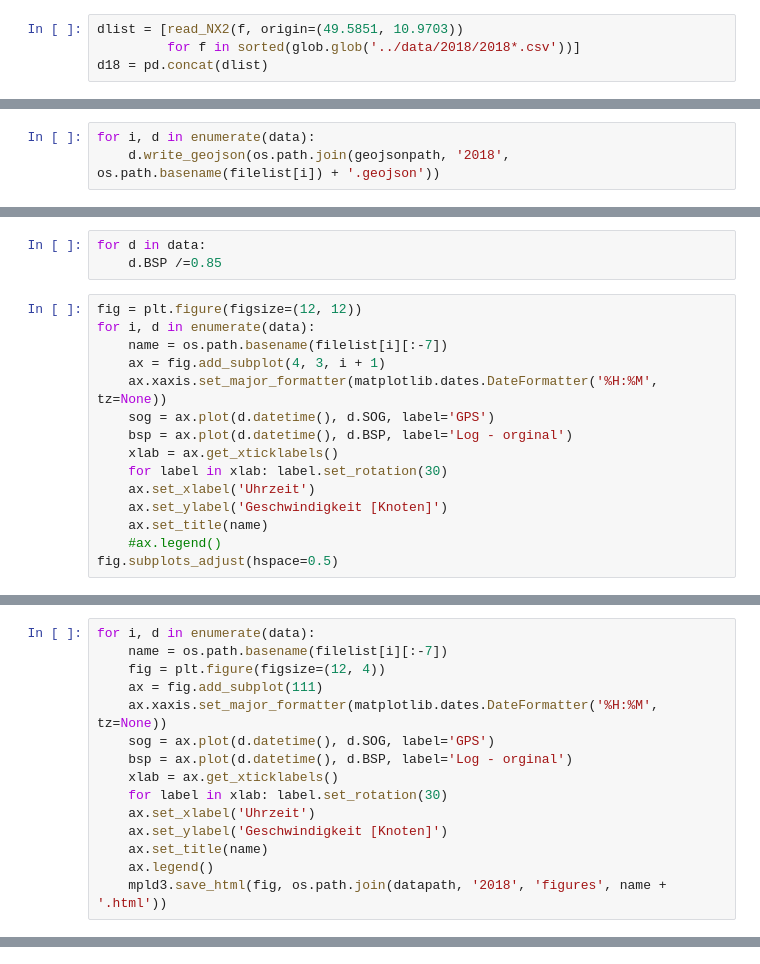
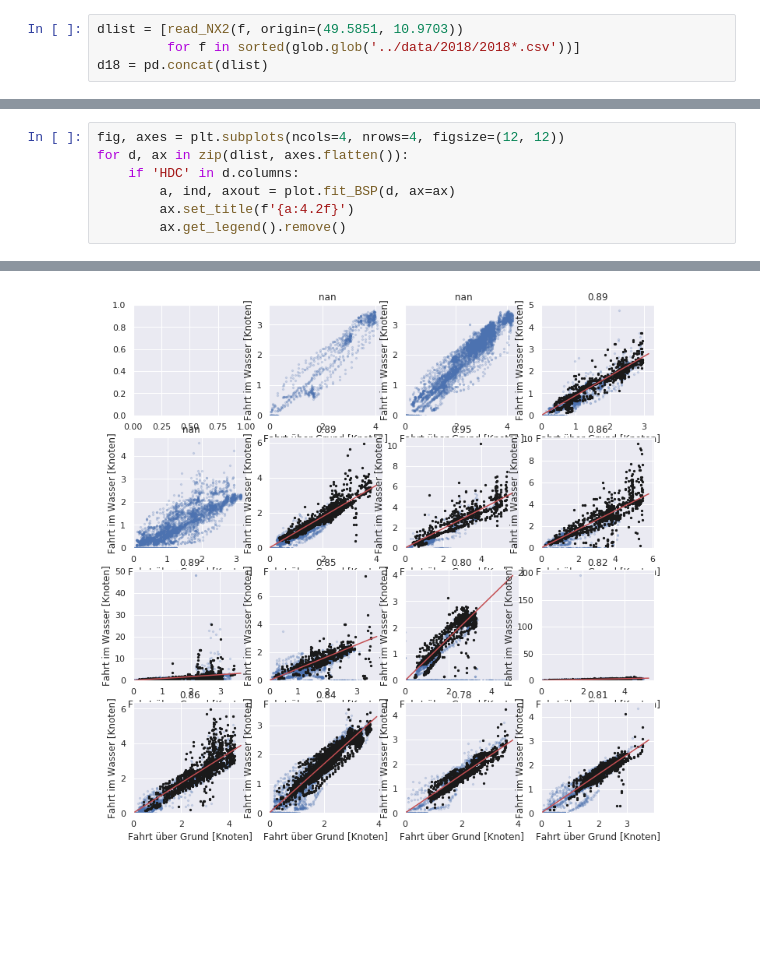
Before and after one commit to Roemerschiff/NX2, a Jupyter notebook: notebooks/2018.ipynb, the cells around one changed output, grey strips where cells are left out. Drawn from its saved outputs; the diff is of its cells as text; blank space fills up the shorter version.

```diff
--- a/notebooks/2018.ipynb
+++ b/notebooks/2018.ipynb
@@ -30,3 +25,0 @@ for d in data:
-# %%
-for i, d in enumerate(data):
-    d.write_geojson(os.path.join(geojsonpath, '2018', os.path.basename(filelist[i]) + '.geojson'))
@@ -124,18 +25,0 @@ Die gefitteten Werte fur den Korrekturfaktor sind zwischen 0.8 und 0.9. Im Rahme
-# %%
-for d in data:
-    d.BSP /=0.85
-# %%
-fig = plt.figure(figsize=(12, 12))
-for i, d in enumerate(data):
-    name = os.path.basename(filelist[i][:-7])
-    ax = fig.add_subplot(4, 3, i + 1)
-    ax.xaxis.set_major_formatter(matplotlib.dates.DateFormatter('%H:%M', tz=None))
-    sog = ax.plot(d.datetime(), d.SOG, label='GPS')
-    bsp = ax.plot(d.datetime(), d.BSP, label='Log - orginal')
-    xlab = ax.get_xticklabels()
-    for label in xlab: label.set_rotation(30)
-    ax.set_xlabel('Uhrzeit')
-    ax.set_ylabel('Geschwindigkeit [Knoten]')
-    ax.set_title(name)
-    #ax.legend()
-fig.subplots_adjust(hspace=0.5)
@@ -150,15 +25,0 @@ pwd
-# %%
-for i, d in enumerate(data):
-    name = os.path.basename(filelist[i][:-7])
-    fig = plt.figure(figsize=(12, 4))
-    ax = fig.add_subplot(111)
-    ax.xaxis.set_major_formatter(matplotlib.dates.DateFormatter('%H:%M', tz=None))
-    sog = ax.plot(d.datetime(), d.SOG, label='GPS')
-    bsp = ax.plot(d.datetime(), d.BSP, label='Log - orginal')
-    xlab = ax.get_xticklabels()
-    for label in xlab: label.set_rotation(30)
-    ax.set_xlabel('Uhrzeit')
-    ax.set_ylabel('Geschwindigkeit [Knoten]')
-    ax.set_title(name)
-    ax.legend()
-    mpld3.save_html(fig, os.path.join(datapath, '2018', 'figures', name + '.html'))
@@ -164,0 +50,8 @@ for i, d in enumerate(data):
+# %%
+fig, axes = plt.subplots(ncols=4, nrows=4, figsize=(12, 12))
+for d, ax in zip(dlist, axes.flatten()):
+    if 'HDC' in d.columns:
+        a, ind, axout = plot.fit_BSP(d, ax=ax)
+        ax.set_title(f'{a:4.2f}')
+        ax.get_legend().remove()
+# %% [output]
@@ -164,0 +73 @@ for i, d in enumerate(data):
+[figure, added]
```
Also changed, not shown: parts of 47 cells of this notebook.
